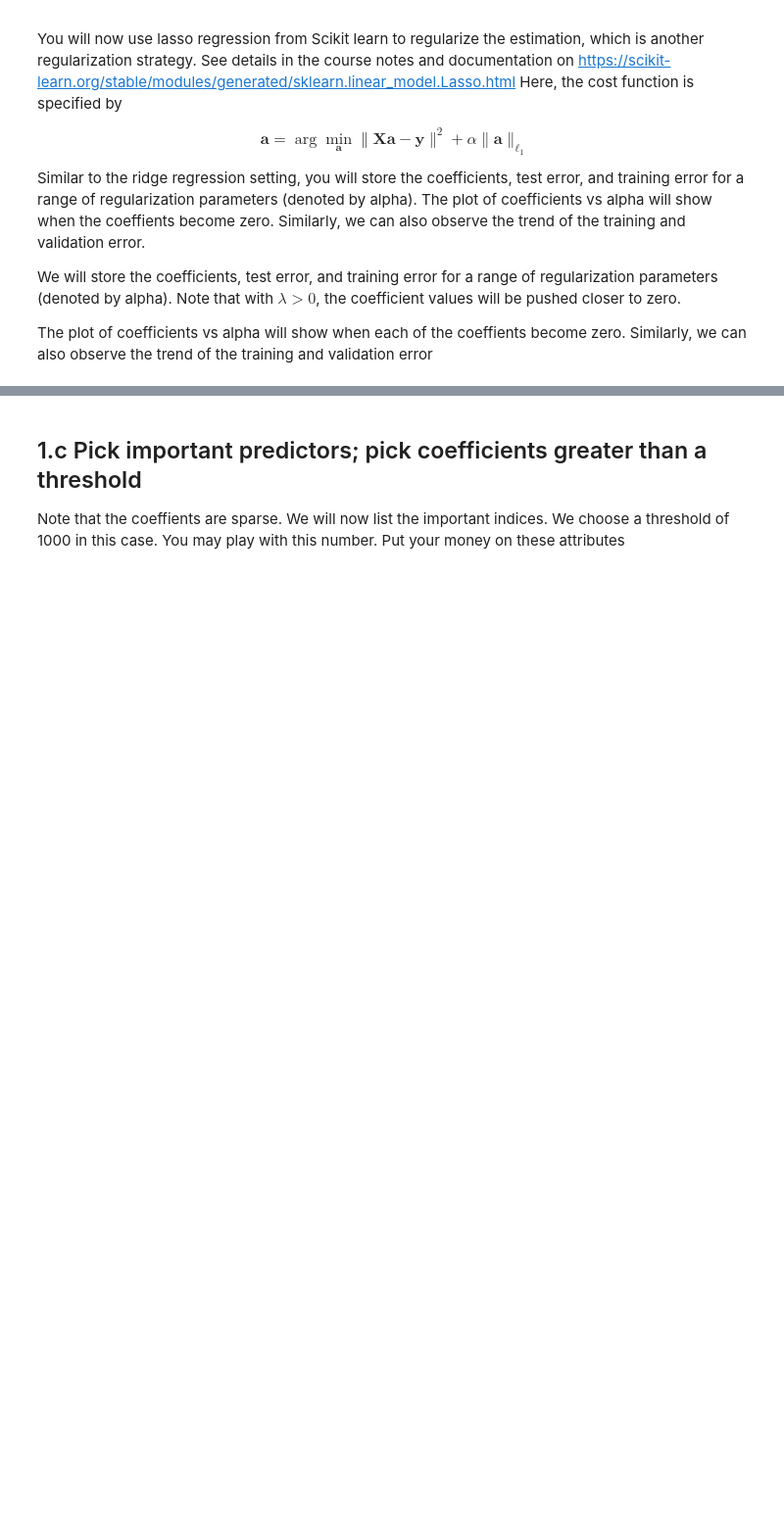
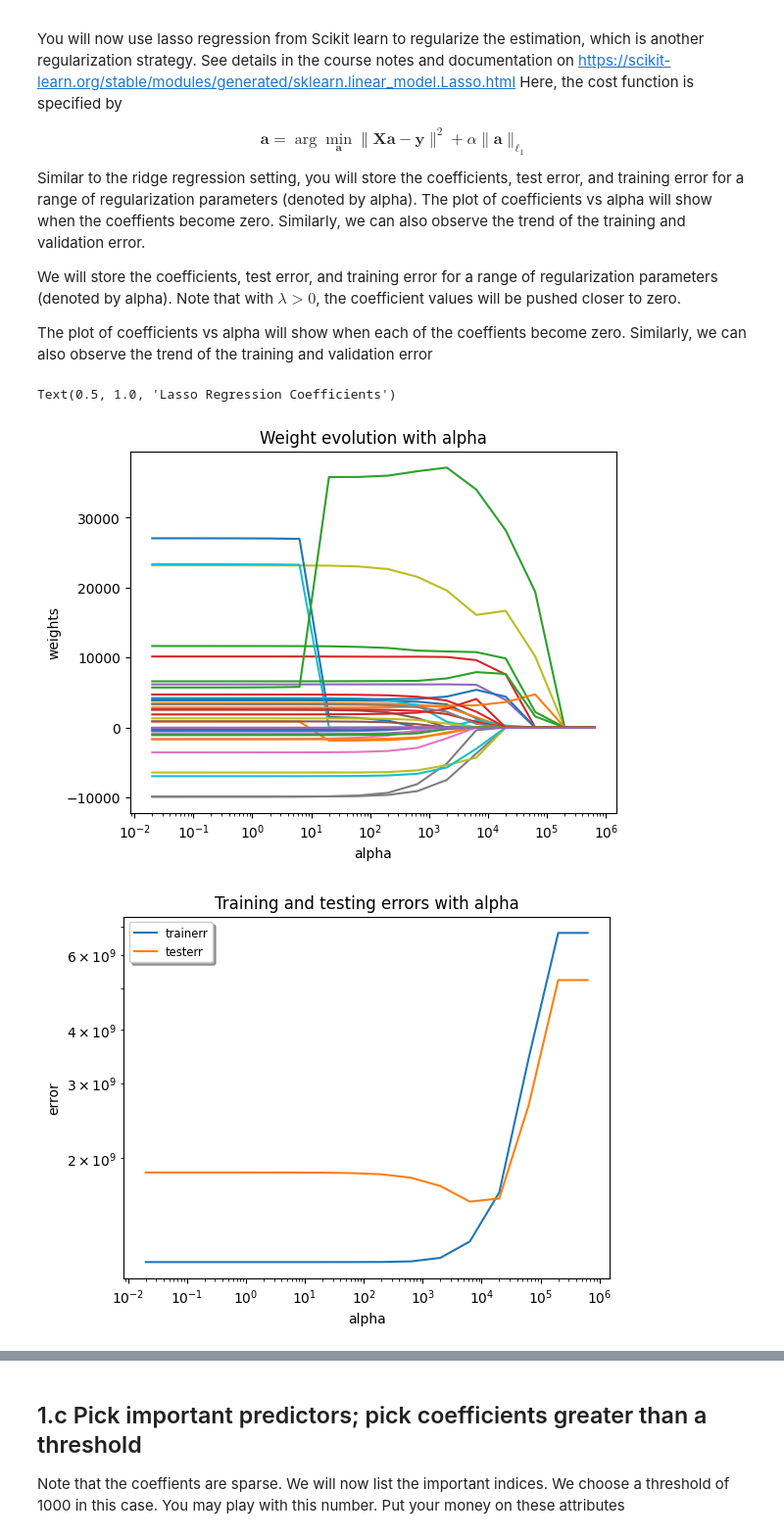
Before and after one commit to bmcano/homework-assignments, a Jupyter notebook: Machine-Learning/Homework/ames_starter.ipynb, the cells around one changed output, grey strips where cells are left out. Shown: that part at 98% size. Drawn from its saved outputs; the diff is of its cells as text; code cells hidden in the pictures; blank space fills up the shorter version.

```diff
--- a/Machine-Learning/Homework/ames_starter.ipynb
+++ b/Machine-Learning/Homework/ames_starter.ipynb
@@ -246,0 +248,47 @@ The plot of coefficients vs alpha will show when each of the coeffients become z
+# %%
+alphas = 10**np.arange(-2,6,0.5)
+lasso = Lasso(max_iter = 10000)
+
+coefs = []
+testerr = []
+trainerr = []
+
+for a in alphas:
+    lasso.set_params(alpha = a)
+    lasso.fit(X_train, y_train)
+    coefs.append(lasso.coef_)
+    testerr.append(mean_squared_error(y_test, lasso.predict(X_test)))
+    trainerr.append(mean_squared_error(y_train, lasso.predict(X_train)))
+
+fig1 = plt.figure()
+ax = fig1.gca()
+ax.plot(alphas*2, coefs)
+ax.set_xscale('log')
+plt.axis('tight')
+plt.xlabel('alpha')
+plt.ylabel('weights')
+plt.title('Weight evolution with alpha')
+
+fig2 = plt.figure()
+ax2 = fig2.gca()
+ax2.plot(alphas*2, trainerr,label='trainerr')
+ax2.plot(alphas*2, testerr,label='testerr')
+ax2.set_xscale('log')
+ax2.set_yscale('log')
+plt.axis('tight')
+plt.xlabel('alpha')
+plt.ylabel('error')
+legend = ax2.legend(loc='upper left', shadow=True, fontsize='small')
+plt.title('Training and testing errors with alpha')
+
+fig3 = plt.figure()
+plt.plot(testerr)
+
+# Plot the minimum point in the testing error
+fig4 = plt.figure()
+plt.stem(coefs[:][4])
+plt.title('Lasso Regression Coefficients')
+# %% [output]
+Text(0.5, 1.0, 'Lasso Regression Coefficients')
+[figure, added]
+[figure, added]
```
Also changed, not shown: parts of 9 cells of this notebook, 4 other files.
